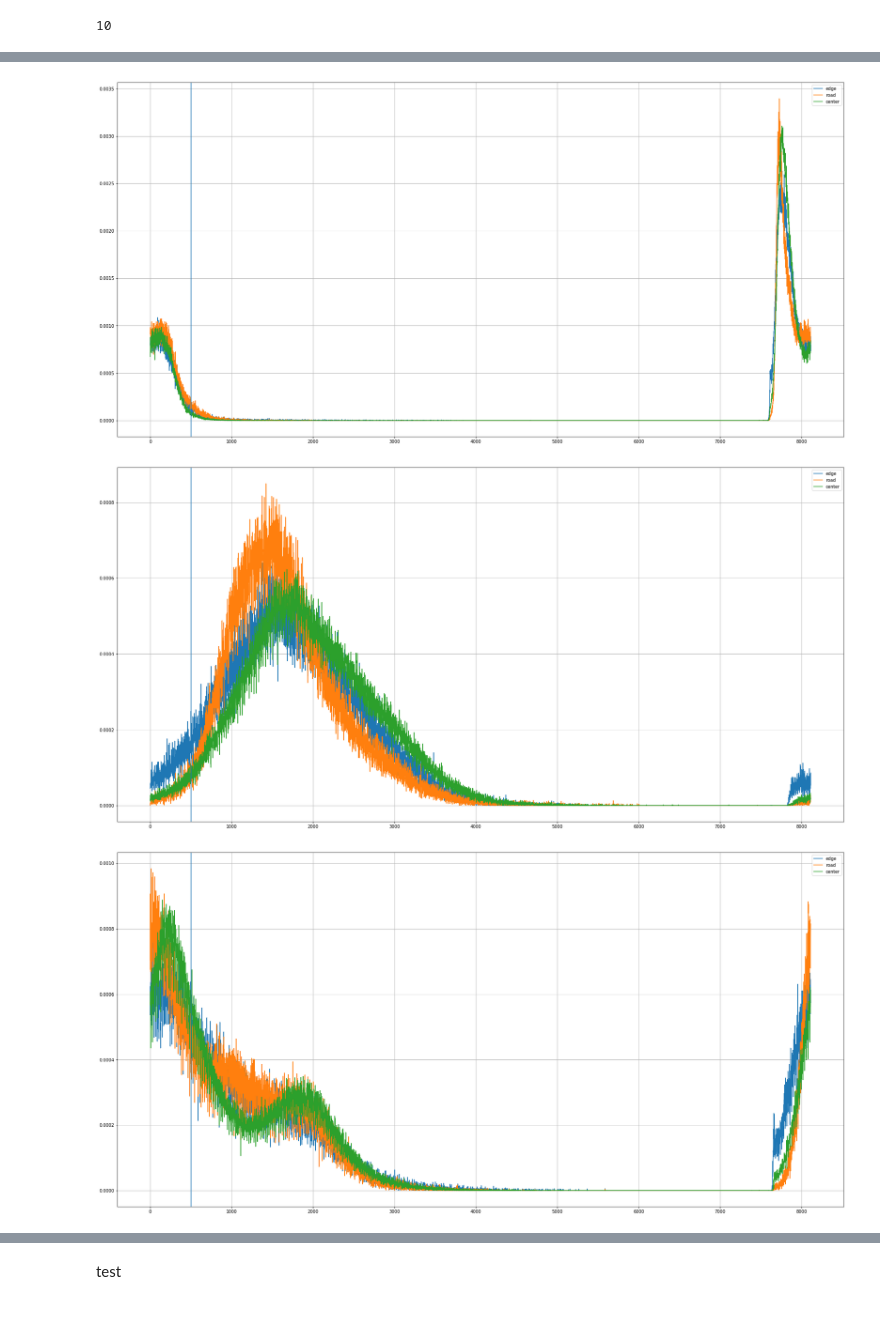
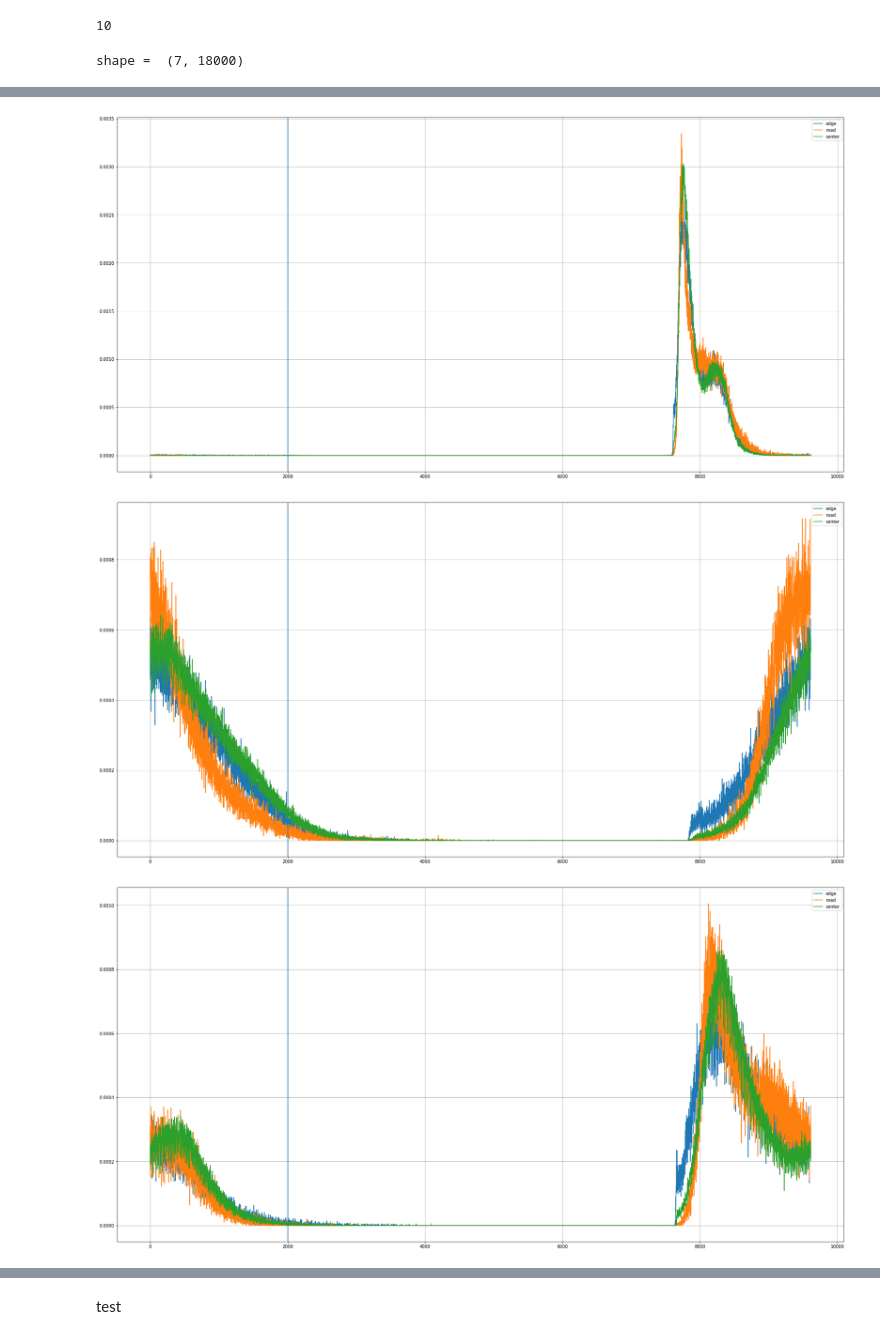
Before and after one commit to LiyaoTang/Road-Extraction-from-Time-Series-Satellite-Images, a Jupyter notebook: Data_Preprocessing/Channel_Analysis.ipynb, the cells around one changed output, grey strips where cells are left out. Cells and saved outputs as stored; diff of their text form; code cells hidden in the pictures.

```diff
--- a/Data_Preprocessing/Channel_Analysis.ipynb
+++ b/Data_Preprocessing/Channel_Analysis.ipynb
@@ -55,8 +78,8 @@ def is_close_to_edge(coord, raw_img, size):
     return (raw_img[0,center[0]-dist:center[0]+dist, center[1]-dist:center[1]+dist] == -9999).any()
 
 def is_close_to_road(coord, rd_mask, size):
-    dist = int(size)
-    return (rd_mask[coord[0]:coord[0]+dist, coord[1]:coord[1]+dist] == 1).any()
+    center = coord + int(size/2)
+    return (rd_mask[center[0]-1:center[0]+1, center[1]-1:center[1]+1] == 1).any()
 
 def count_pixel_value (value_array, cnt_array, offset):
     for val in value_array.flatten():
@@ -80,9 +103,9 @@ mu =  [ 144.71187809  191.4973748   363.63933132  368.9204473  2385.57259035
 offset = -2000
 max_idx = train_raw_image.max() - offset
 
-center_distr_array = np.zeros((7, int(max_idx)))
-edge_distr_array = np.zeros((7, int(max_idx)))
-road_distr_array = np.zeros((7, int(max_idx)))
+train_center_distr_array = np.zeros((7, int(max_idx)))
+train_edge_distr_array = np.zeros((7, int(max_idx)))
+train_road_distr_array = np.zeros((7, int(max_idx)))
 
 print('shape = ', edge_distr_array.shape)
 
@@ -93,9 +116,9 @@ for ch_n in range(7):
         cnt_road = is_close_to_road(coord, train_road_mask, size)
 
         if cnt_edge:
-            count_pixel_value(patch, edge_distr_array[ch_n], offset)
+            count_pixel_value(patch, train_edge_distr_array[ch_n], offset)
         if cnt_road:
-            count_pixel_value(patch, road_distr_array[ch_n], offset)
+            count_pixel_value(patch, train_road_distr_array[ch_n], offset)
         if not (cnt_edge or cnt_road):
-            count_pixel_value(patch, center_distr_array[ch_n], offset)
+            count_pixel_value(patch, train_center_distr_array[ch_n], offset)
 # %% [output]
@@ -136,14 +151,16 @@ mu =  [ 150.8227309   198.28994142  365.46753706  373.66751856 2370.63525823
  1356.64782764  731.00466191]
 10
 # %%
-offset = -503
+# offset = -503
 max_idx = CV_raw_image.max() - offset
 
-center_distr_array = np.zeros((7, int(max_idx)))
-edge_distr_array = np.zeros((7, int(max_idx)))
-road_distr_array = np.zeros((7, int(max_idx)))
+cv_center_distr_array = np.zeros((7, int(max_idx)))
+cv_edge_distr_array = np.zeros((7, int(max_idx)))
+cv_road_distr_array = np.zeros((7, int(max_idx)))
 
 print('shape = ', edge_distr_array.shape)
+# %% [output]
+shape =  (7, 18000)
 # %%
 for ch_n in range(7):
     for coord, patch, y in CV_Data.iterate_data_with_coord(norm=False):
@@ -152,18 +169,18 @@ for ch_n in range(7):
         cnt_road = is_close_to_road(coord, CV_road_mask, size)
 
         if cnt_edge:
-            count_pixel_value(patch, edge_distr_array[ch_n], offset)
+            count_pixel_value(patch, cv_edge_distr_array[ch_n], offset)
         if cnt_road:
-            count_pixel_value(patch, road_distr_array[ch_n], offset)
+            count_pixel_value(patch, cv_road_distr_array[ch_n], offset)
         if not (cnt_edge or cnt_road):
-            count_pixel_value(patch, center_distr_array[ch_n], offset)
+            count_pixel_value(patch, cv_center_distr_array[ch_n], offset)
 # %%
 # Two subplots
 for ch_n in range(7):
     plt.figure(figsize=(30,15))
-    plt.plot(edge_distr_array[ch_n]/edge_distr_array[ch_n].sum(), label='edge')
-    plt.plot(road_distr_array[ch_n]/road_distr_array[ch_n].sum(), label='road')
-    plt.plot(center_distr_array[ch_n]/center_distr_array[ch_n].sum(), label='center')
+    plt.plot(cv_edge_distr_array[ch_n]/cv_edge_distr_array[ch_n].sum(), label='edge')
+    plt.plot(cv_road_distr_array[ch_n]/cv_road_distr_array[ch_n].sum(), label='road')
+    plt.plot(cv_center_distr_array[ch_n]/cv_center_distr_array[ch_n].sum(), label='center')
     plt.axvline(x=-offset)
     plt.legend()
     plt.grid(True)
@@ -177,3 +194,3 @@ for ch_n in range(7):
-[figure, old version]
+[figure, new version]
-[figure, old version]
+[figure, new version]
-[figure, old version]
+[figure, new version]
```
Also changed, not shown: parts of 9 cells of this notebook, 3 other files.
